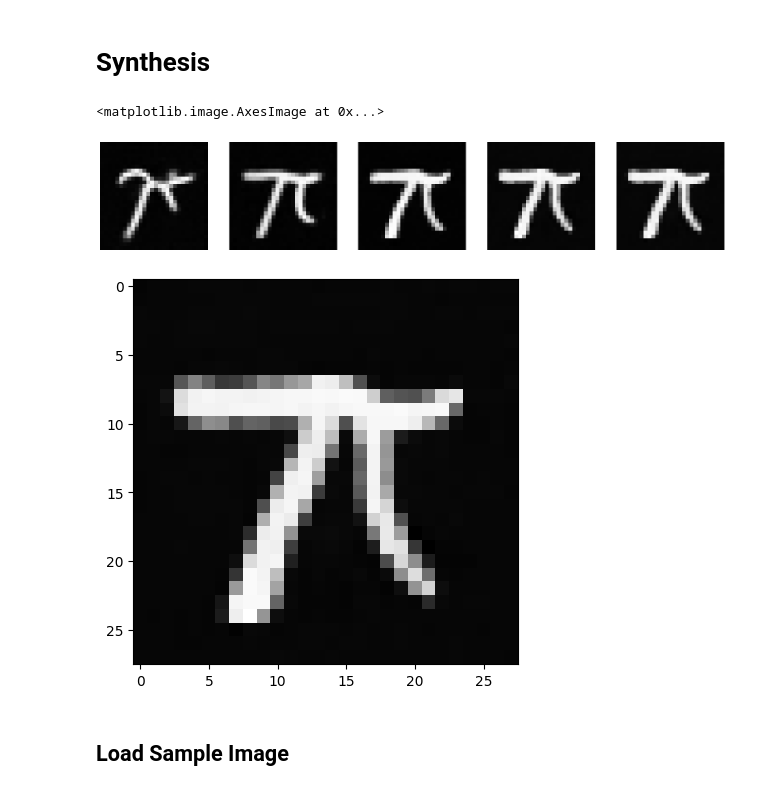
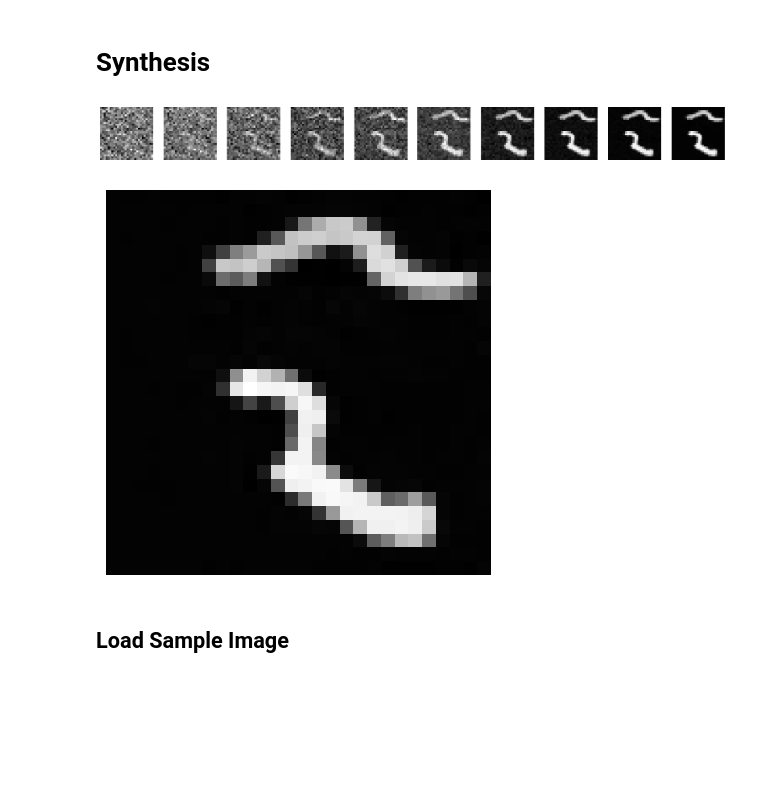
Before and after one commit to mbryant2025/universal_inverse_implementation, a Jupyter notebook: playground.ipynb, the cells around one changed output. Cells and saved outputs as stored; diff of their text form; code cells hidden in the pictures; blank space fills up the shorter version.

Commit message:
synthesis fix

```diff
--- a/playground.ipynb
+++ b/playground.ipynb
@@ -96,7 +96,7 @@ class Synthesis(Task):
         return lambda x: torch.zeros_like(x)
 
 
-def universal_inverse_solver(x_c: torch.Tensor, denoiser: BF_CNN, task: Task, sigma_0=1, sigma_L=0.01, h_0=0.01, beta=0.01) -> [torch.Tensor]:
+def universal_inverse_solver(x_c: torch.Tensor, denoiser: BF_CNN, task: Task, sigma_0=1, sigma_L=0.01, h_0=0.01, beta=0.01, display_frequency=5) -> [torch.Tensor]:
 
     # M and M_T depend on the task we are performing, so input them as arguments depending on the task (ex infill)
 
@@ -124,10 +124,6 @@ def universal_inverse_solver(x_c: torch.Tensor, denoiser: BF_CNN, task: Task, si
 
     while sigma > sigma_L:
 
-        # Save the progress of the image every 30 iterations
-        if t % 30 == 0:
-            progress_imgs.append(y_t - denoiser(y_t))
-
         # Step size
         h_t = h_0 * t / (1 + h_0 * (t - 1))
 
@@ -138,8 +134,6 @@ def universal_inverse_solver(x_c: torch.Tensor, denoiser: BF_CNN, task: Task, si
 
         # d_t = (I - M M^T) f(y_t) + M (x_c - M^T y_t)
         d_t = f - M(M_T(f[0])) + M(M_T(y_t[0])) - M(x_c)
-
-        # sigma_t = sqrt(abs(d_t)^2/N)
 
         sigma = torch.norm(d_t)/np.sqrt(N)
 
@@ -152,6 +146,10 @@ def universal_inverse_solver(x_c: torch.Tensor, denoiser: BF_CNN, task: Task, si
 
         y_t = y_t - h_t * d_t + gamma_t * z_t
 
+        # Save the progress of the image every few iterations
+        if t % display_frequency == 0:
+            progress_imgs.append(y_t)
+
         t += 1
 
     progress_imgs.append(y_t - denoiser(y_t))
@@ -160,34 +158,40 @@ def universal_inverse_solver(x_c: torch.Tensor, denoiser: BF_CNN, task: Task, si
 # %%
 import matplotlib.pyplot as plt
 
 
 # For synthesis, both M and M_T are zero like or shape sample image
 # Images are mnist, so 28x28
 # Create a Tensor of zeros with the same shape as the sample image
 
 # Input image is 28x28 of zeros and noise will be added to it
 # This will be synthesized by the denoiser
 patch_size = (1, 28, 28) # 1 channel, 28x28
 x_c = torch.zeros(patch_size)
 
-synth_images = universal_inverse_solver(x_c, denoiser, Synthesis())
+def display_images(x_c: torch.Tensor, task: Task, sigma_0=1, sigma_L=0.01, h_0=0.01, beta=0.01, display_frequency=5):
 
-# Reshape the synthesized image to be 28x28
-synth_images = [synth.view(1,1,28,28) for synth in synth_images]
+    synth_images = universal_inverse_solver(x_c, denoiser, task, sigma_0=sigma_0, sigma_L=sigma_L, h_0=h_0, beta=beta, display_frequency=display_frequency)
 
-# Show synthesized images
-fig, axs = plt.subplots(1, len(synth_images), figsize=(20, 20))
-for i, img in enumerate(synth_images):
-    axs[i].imshow(img[0,0,:,:].detach().numpy(), cmap='gray')
-    axs[i].axis('off')
+    # Reshape the synthesized image to be 28x28
+    synth_images = [synth.view(1,1,28,28) for synth in synth_images]
 
-# Show last synthesized image
-plt.figure(figsize=(5, 5))
-plt.imshow(synth_images[-1][0,0,:,:].detach().numpy(), cmap='gray')
+    # Show synthesized images
+    _, axs = plt.subplots(1, len(synth_images), figsize=(20, 20))
+    for i, img in enumerate(synth_images):
+        axs[i].imshow(img[0,0,:,:].detach().numpy(), cmap='gray')
+        axs[i].axis('off')
+
+    # Show last synthesized image
+    plt.figure(figsize=(5, 5))
+    plt.imshow(synth_images[-1][0,0,:,:].detach().numpy(), cmap='gray')
+    plt.axis('off')
+    plt.show()
+
+
+display_images(x_c, Synthesis(), beta=0.5)
 # %% [output]
-<matplotlib.image.AxesImage at 0x...>
-[figure, old version]
+[figure, new version]
-[figure, old version]
+[figure, new version]
 # %% [markdown]
 ## Load Sample Image
 # %%
```
Also changed, not shown: parts of 5 cells of this notebook, 6 other files.
